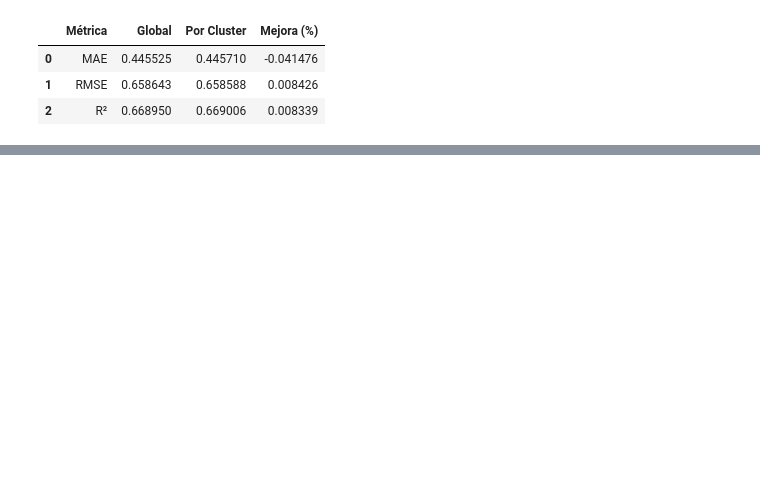
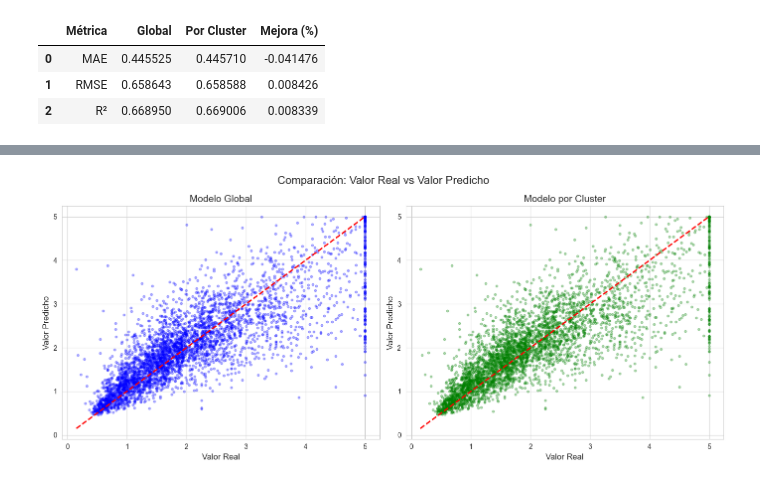
Before and after one commit to DanteSolorzano/Proyecto-final, a Jupyter notebook: v2.ipynb, the cells around one changed output, grey strips where cells are left out. Saved outputs shown, nothing was run; the diff lists cells and outputs as text; code cells hidden in the pictures; blank space fills up the shorter version.

```diff
--- a/v2.ipynb
+++ b/v2.ipynb
@@ -202,15 +183,13 @@ Name: count, dtype: int64
 # %%
-knn_global = KNeighborsRegressor(n_neighbors=5)
-knn_global.fit(X_train, y_train)
-y_pred_global = knn_global.predict(X_test)
+# Función para asignar cluster basado en centroides de entrenamiento
+def assign_clusters(X_data, centroids):
+    distances = np.linalg.norm(X_data.values[:, np.newaxis] - centroids, axis=2)
+    return np.argmin(distances, axis=1)
 
-# Métricas globales
-mae_global = mean_absolute_error(y_test, y_pred_global)
-rmse_global = np.sqrt(mean_squared_error(y_test, y_pred_global))
-r2_global = r2_score(y_test, y_pred_global)
+cluster_test_labels = assign_clusters(X_test_scaled, centroids_train)
 
-print("=== Modelo GLOBAL ===")
-print(f"MAE:  {mae_global:.4f}")
-print(f"RMSE: {rmse_global:.4f}")
-print(f"R²:   {r2_global:.4f}")
+print("\n=== DISTRIBUCIÓN DE CLUSTERS (PRUEBA) ===")
+unique, counts = np.unique(cluster_test_labels, return_counts=True)
+for c, cnt in zip(unique, counts):
+    print(f"Cluster {c}: {cnt} muestras ({cnt/len(cluster_test_labels)*100:.1f}%)")
 # %% [output]
@@ -306,0 +301,24 @@ comparison
+# %%
+fig, axes = plt.subplots(1, 2, figsize=(14, 6))
+
+# Global
+axes[0].scatter(y_test, y_pred_global, alpha=0.3, s=10, c='blue')
+axes[0].plot([y_test.min(), y_test.max()], [y_test.min(), y_test.max()], 'r--', lw=2)
+axes[0].set_xlabel('Valor Real', fontsize=12)
+axes[0].set_ylabel('Valor Predicho', fontsize=12)
+axes[0].set_title('Modelo Global', fontsize=14)
+axes[0].grid(True)
+
+# Por Cluster
+axes[1].scatter(y_test, y_pred_cluster, alpha=0.3, s=10, c='green')
+axes[1].plot([y_test.min(), y_test.max()], [y_test.min(), y_test.max()], 'r--', lw=2)
+axes[1].set_xlabel('Valor Real', fontsize=12)
+axes[1].set_ylabel('Valor Predicho', fontsize=12)
+axes[1].set_title('Modelo por Cluster', fontsize=14)
+axes[1].grid(True)
+
+plt.suptitle('Comparación: Valor Real vs Valor Predicho', fontsize=16)
+plt.tight_layout()
+plt.show()
+# %% [output]
+[figure, added]
```
Also changed, not shown: parts of 15 cells of this notebook.
